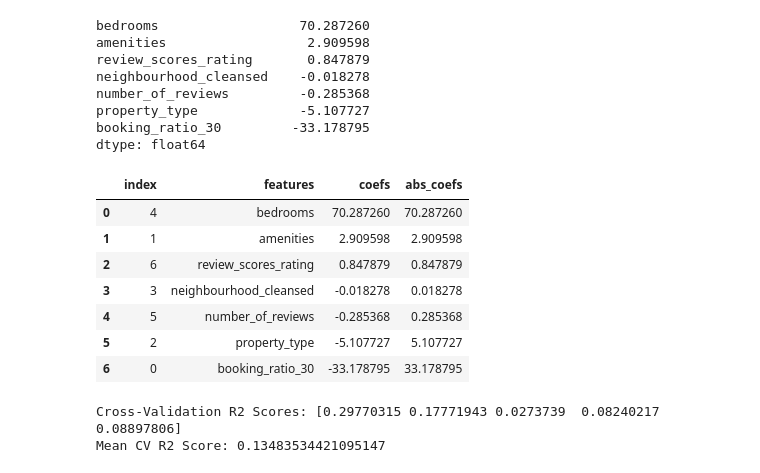
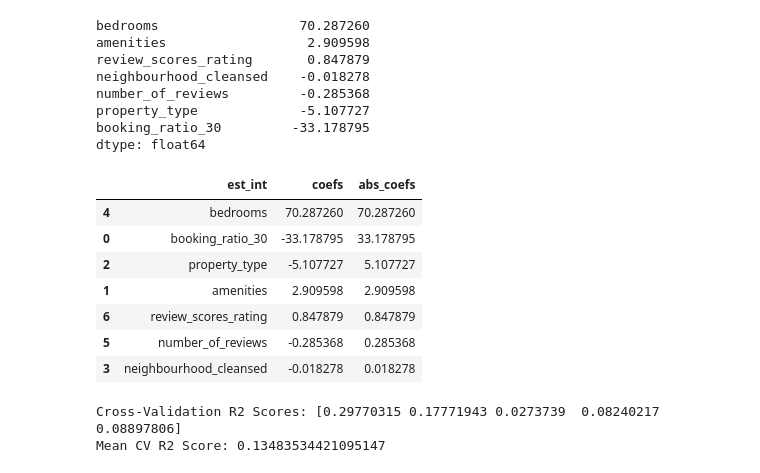
Before and after one commit to yashnayi234/Boston-AirBnb-Listing-Analysis, a Jupyter notebook: Boston AirBnB dataset - Blog post.ipynb, the cells around one changed output. Drawn from its saved outputs; the diff is of its cells as text; code cells hidden in the pictures.

```diff
--- a/Boston AirBnB dataset - Blog post.ipynb
+++ b/Boston AirBnB dataset - Blog post.ipynb
@@ -705,24 +715,54 @@ number_of_reviews         -0.285368
 property_type             -5.107727
 booking_ratio_30         -33.178795
 dtype: float64
-# %%
-df_feature_importance = pd.DataFrame()
-
-df_feature_importance['features'] = X.columns
-df_feature_importance['coefs'] = lm_model.coef_
-df_feature_importance['abs_coefs'] = np.abs(lm_model.coef_)
-
-df_feature_importance = df_feature_importance.sort_values('coefs',ascending=False).reset_index()
-
-df_feature_importance
-# %% [output]
-|  | index | features | coefs | abs_coefs |
-| 0 | 4 | bedrooms | 70.287260 | 70.287260 |
-| 1 | 1 | amenities | 2.909598 | 2.909598 |
-| 2 | 6 | review_scores_rating | 0.847879 | 0.847879 |
-| 3 | 3 | neighbourhood_cleansed | -0.018278 | 0.018278 |
-| 4 | 5 | number_of_reviews | -0.285368 | 0.285368 |
-| 5 | 2 | property_type | -5.107727 | 5.107727 |
-| 6 | 0 | booking_ratio_30 | -33.178795 | 33.178795 |
+# %%
+
+# let's define a function to compute and display the most influential coefficients in a linear model to compare positive and negative coefs
+def coef_df(coefficients, X_train):
+    """
+    Provides a dataframe that can be used to understand the most influential coefficients
+    in a linear model by providing the coefficient estimates along with the name of the
+    variable attached to the coefficient.
+
+    Args:
+        coefficients (array-like): The coefficients of the linear model.
+        X_train (pd.DataFrame): The training data, so the column names can be used.
+
+    Returns:
+        pd.DataFrame: A dataframe holding the coefficient, estimate, and abs(estimate).
+
+    Example:
+        coefficients - the coefficients of the linear model
+        X_train - the training data, so the column names can be used
+        OUTPUT:
+        coefs_df - a dataframe holding the coefficient, estimate, and abs(estimate)
+    """
+    # Create an empty DataFrame to hold coefficient information
+    coefs_df = pd.DataFrame()
+
+    # Assign the column names of the training data to the 'est_int' column
+    coefs_df['est_int'] = X_train.columns
+
+    # Assign the coefficients of the linear model to the 'coefs' column
+    coefs_df['coefs'] = coefficients
+
+    # Compute the absolute values of the coefficients and assign them to the 'abs_coefs' column
+    coefs_df['abs_coefs'] = np.abs(coefficients)
+
+    # Sort the DataFrame by the 'abs_coefs' column in descending order
+    coefs_df = coefs_df.sort_values('abs_coefs', ascending=False)
+
+    return coefs_df
+
+coef_df(lm_model.coef_, X_train)
+# %% [output]
+|  | est_int | coefs | abs_coefs |
+| 4 | bedrooms | 70.287260 | 70.287260 |
+| 0 | booking_ratio_30 | -33.178795 | 33.178795 |
+| 2 | property_type | -5.107727 | 5.107727 |
+| 1 | amenities | 2.909598 | 2.909598 |
+| 6 | review_scores_rating | 0.847879 | 0.847879 |
+| 5 | number_of_reviews | -0.285368 | 0.285368 |
+| 3 | neighbourhood_cleansed | -0.018278 | 0.018278 |
 # %%
 # The following code cross-validation with 5 folds
```
Also changed, not shown: parts of 18 cells of this notebook.
